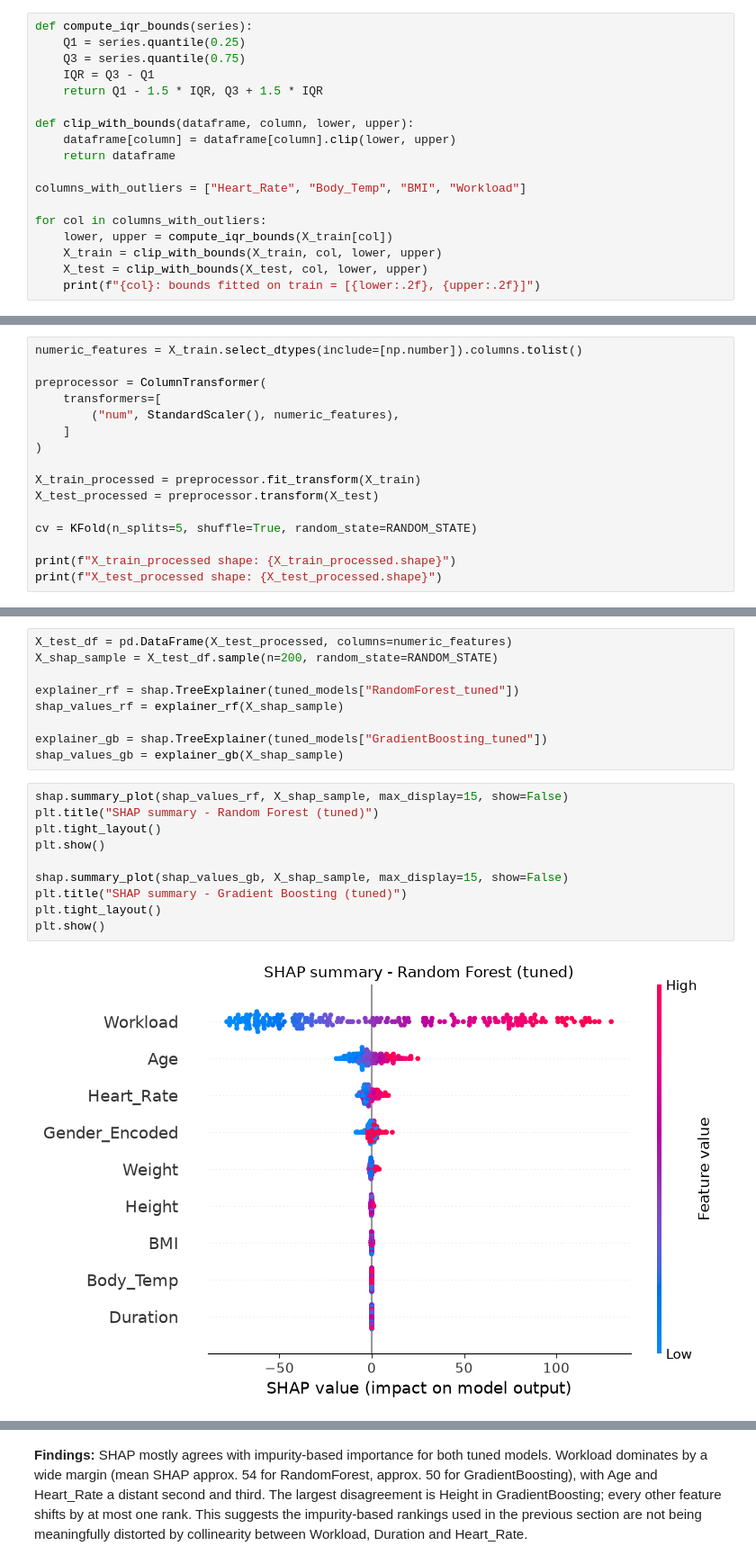
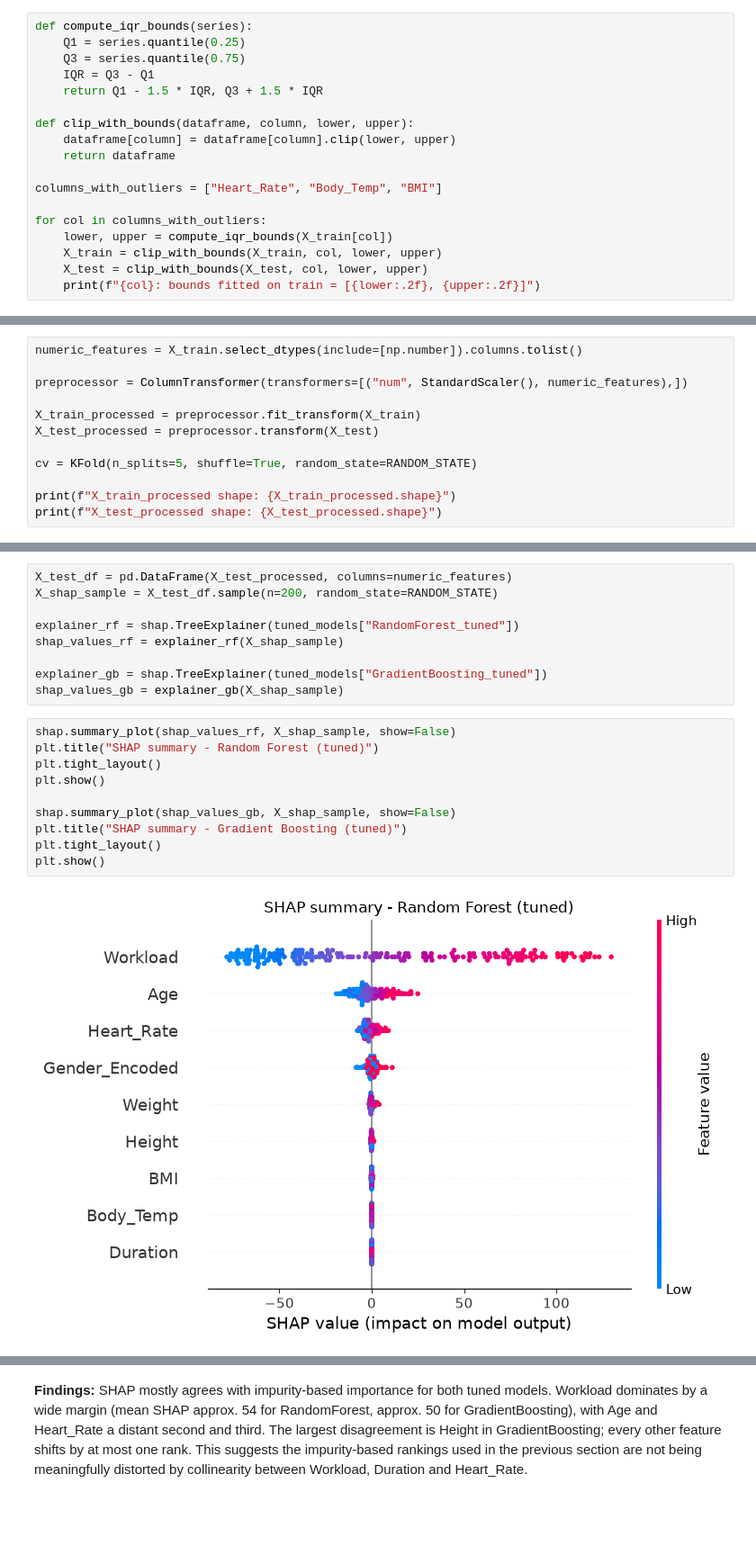
Before and after one commit to DSZHIG/Calories-Burnt-Prediction-ML, a Jupyter notebook: calories_burnt_prediction.ipynb, the cells around one changed output, grey strips where cells are left out. Shown at 90% size. Drawn from its saved outputs; the diff is of its cells as text; blank space fills up the shorter version.

```diff
--- a/calories_burnt_prediction.ipynb
+++ b/calories_burnt_prediction.ipynb
@@ -292,7 +288,7 @@ def clip_with_bounds(dataframe, column, lower, upper):
     dataframe[column] = dataframe[column].clip(lower, upper)
     return dataframe
 
-columns_with_outliers = ["Heart_Rate", "Body_Temp", "BMI", "Workload"]
+columns_with_outliers = ["Heart_Rate", "Body_Temp", "BMI"]
 
 for col in columns_with_outliers:
     lower, upper = compute_iqr_bounds(X_train[col])
@@ -311,11 +306,7 @@ Workload: bounds fitted on train = [-1625.00, 4671.00]
 # %%
 numeric_features = X_train.select_dtypes(include=[np.number]).columns.tolist()
 
-preprocessor = ColumnTransformer(
-    transformers=[
-        ("num", StandardScaler(), numeric_features),
-    ]
-)
+preprocessor = ColumnTransformer(transformers=[("num", StandardScaler(), numeric_features),])
 
 X_train_processed = preprocessor.fit_transform(X_train)
 X_test_processed = preprocessor.transform(X_test)
@@ -852,14 +843,14 @@ shap_values_rf = explainer_rf(X_shap_sample)
 explainer_gb = shap.TreeExplainer(tuned_models["GradientBoosting_tuned"])
 shap_values_gb = explainer_gb(X_shap_sample)
 # %%
-shap.summary_plot(shap_values_rf, X_shap_sample, max_display=15, show=False)
+shap.summary_plot(shap_values_rf, X_shap_sample, show=False)
 plt.title("SHAP summary - Random Forest (tuned)")
 plt.tight_layout()
 plt.show()
 
-shap.summary_plot(shap_values_gb, X_shap_sample, max_display=15, show=False)
+shap.summary_plot(shap_values_gb, X_shap_sample, show=False)
 plt.title("SHAP summary - Gradient Boosting (tuned)")
 plt.tight_layout()
 plt.show()
 # %% [output]
-[figure, old version]
+[figure, new version]
```
Also changed, not shown: parts of 14 cells of this notebook, 2 other files.
